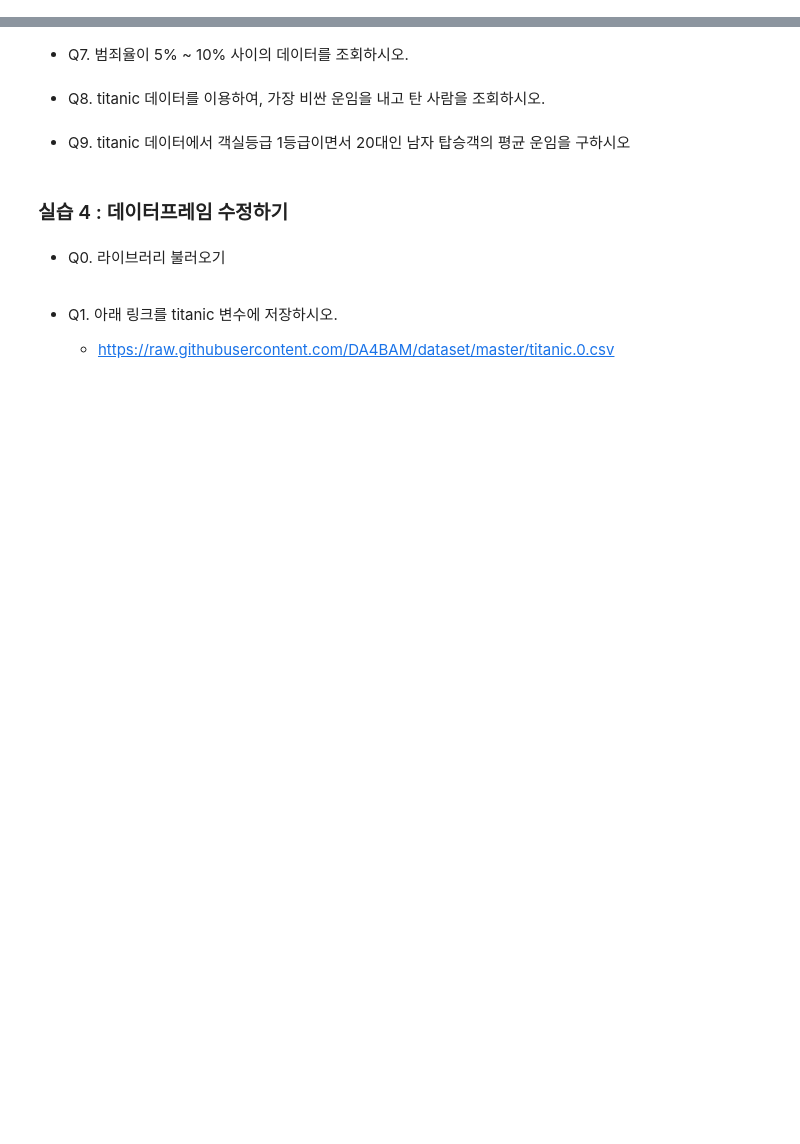
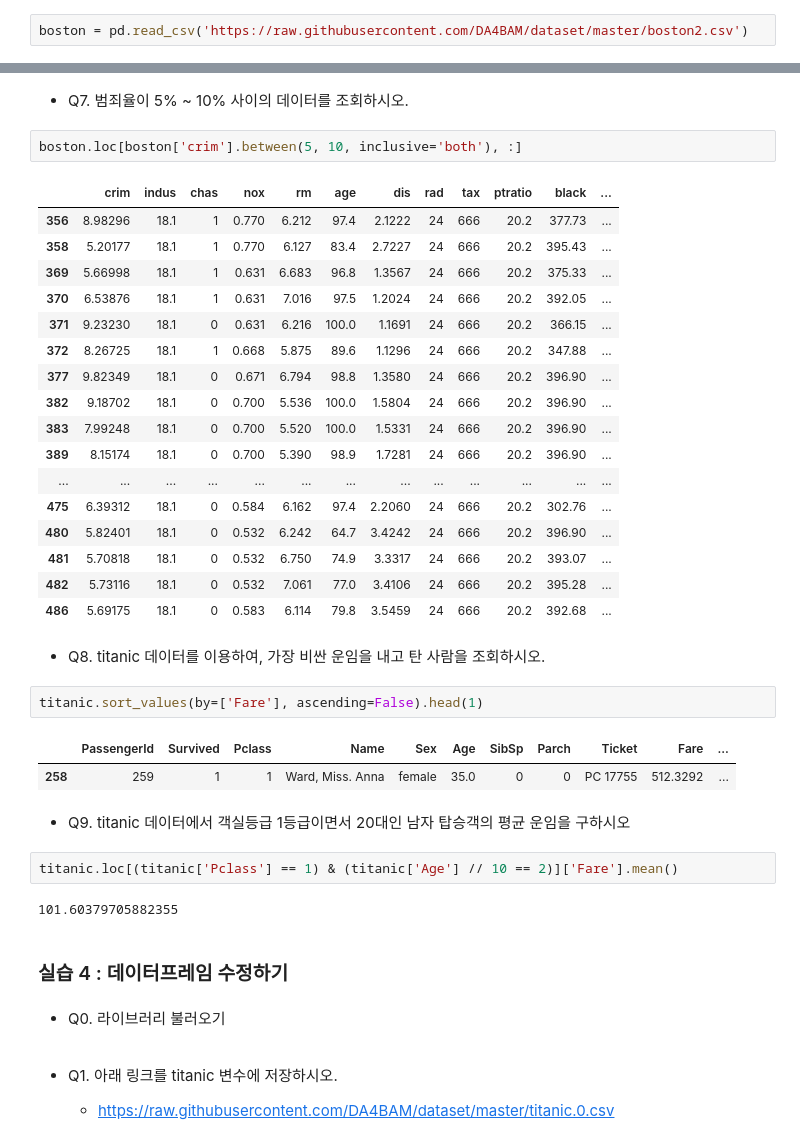
Before and after one commit to cyeongy/kt-aivle, a Jupyter notebook: data_processing/01_Pandas_리마인드.ipynb, the cells around one changed output, grey strips where cells are left out. Drawn from its saved outputs; the diff is of its cells as text; blank space fills up the shorter version.

```diff
--- a/data_processing/01_Pandas_리마인드.ipynb
+++ b/data_processing/01_Pandas_리마인드.ipynb
@@ -45,5 +250,7 @@
 * Q1. 아래 링크에서 데이터를 읽어 boston으로 저장합니다.
 
     * https://raw.githubusercontent.com/DA4BAM/dataset/master/boston2.csv
+# %%
+boston = pd.read_csv('https://raw.githubusercontent.com/DA4BAM/dataset/master/boston2.csv')
 # %% [markdown]
 Q2. boston의 shape를 확인합니다.
@@ -60,9 +342,38 @@ Q2. boston의 shape를 확인합니다.
 # %% [markdown]
 * Q7. 범죄율이 5% ~ 10% 사이의 데이터를 조회하시오.
+# %%
+boston.loc[boston['crim'].between(5, 10, inclusive='both'), :]
+# %% [output]
+|  | crim | indus | chas | nox | rm | age | dis | rad | tax | ptratio | black | ... |
+| 356 | 8.98296 | 18.1 | 1 | 0.770 | 6.212 | 97.4 | 2.1222 | 24 | 666 | 20.2 | 377.73 | ... |
+| 358 | 5.20177 | 18.1 | 1 | 0.770 | 6.127 | 83.4 | 2.7227 | 24 | 666 | 20.2 | 395.43 | ... |
+| 369 | 5.66998 | 18.1 | 1 | 0.631 | 6.683 | 96.8 | 1.3567 | 24 | 666 | 20.2 | 375.33 | ... |
+| 370 | 6.53876 | 18.1 | 1 | 0.631 | 7.016 | 97.5 | 1.2024 | 24 | 666 | 20.2 | 392.05 | ... |
+| 371 | 9.23230 | 18.1 | 0 | 0.631 | 6.216 | 100.0 | 1.1691 | 24 | 666 | 20.2 | 366.15 | ... |
+| 372 | 8.26725 | 18.1 | 1 | 0.668 | 5.875 | 89.6 | 1.1296 | 24 | 666 | 20.2 | 347.88 | ... |
+| 377 | 9.82349 | 18.1 | 0 | 0.671 | 6.794 | 98.8 | 1.3580 | 24 | 666 | 20.2 | 396.90 | ... |
+| 382 | 9.18702 | 18.1 | 0 | 0.700 | 5.536 | 100.0 | 1.5804 | 24 | 666 | 20.2 | 396.90 | ... |
+| 383 | 7.99248 | 18.1 | 0 | 0.700 | 5.520 | 100.0 | 1.5331 | 24 | 666 | 20.2 | 396.90 | ... |
+| 389 | 8.15174 | 18.1 | 0 | 0.700 | 5.390 | 98.9 | 1.7281 | 24 | 666 | 20.2 | 396.90 | ... |
+| ... | ... | ... | ... | ... | ... | ... | ... | ... | ... | ... | ... | ... |
+| 475 | 6.39312 | 18.1 | 0 | 0.584 | 6.162 | 97.4 | 2.2060 | 24 | 666 | 20.2 | 302.76 | ... |
+| 480 | 5.82401 | 18.1 | 0 | 0.532 | 6.242 | 64.7 | 3.4242 | 24 | 666 | 20.2 | 396.90 | ... |
+| 481 | 5.70818 | 18.1 | 0 | 0.532 | 6.750 | 74.9 | 3.3317 | 24 | 666 | 20.2 | 393.07 | ... |
+| 482 | 5.73116 | 18.1 | 0 | 0.532 | 7.061 | 77.0 | 3.4106 | 24 | 666 | 20.2 | 395.28 | ... |
+| 486 | 5.69175 | 18.1 | 0 | 0.583 | 6.114 | 79.8 | 3.5459 | 24 | 666 | 20.2 | 392.68 | ... |
 # %% [markdown]
 * Q8. titanic 데이터를 이용하여, 가장 비싼 운임을 내고 탄 사람을 조회하시오.
+# %%
+titanic.sort_values(by=['Fare'], ascending=False).head(1)
+# %% [output]
+|  | PassengerId | Survived | Pclass | Name | Sex | Age | SibSp | Parch | Ticket | Fare | ... |
+| 258 | 259 | 1 | 1 | Ward, Miss. Anna | female | 35.0 | 0 | 0 | PC 17755 | 512.3292 | ... |
 # %% [markdown]
 * Q9. titanic 데이터에서 객실등급 1등급이면서 20대인 남자 탑승객의 평균 운임을 구하시오
+# %%
+titanic.loc[(titanic['Pclass'] == 1) & (titanic['Age'] // 10 == 2)]['Fare'].mean()
+# %% [output]
+101.60379705882355
 # %% [markdown]
 ### 실습 4 : 데이터프레임 수정하기
 # %% [markdown]
```
Also changed, not shown: parts of 39 cells of this notebook, 2 other files.
